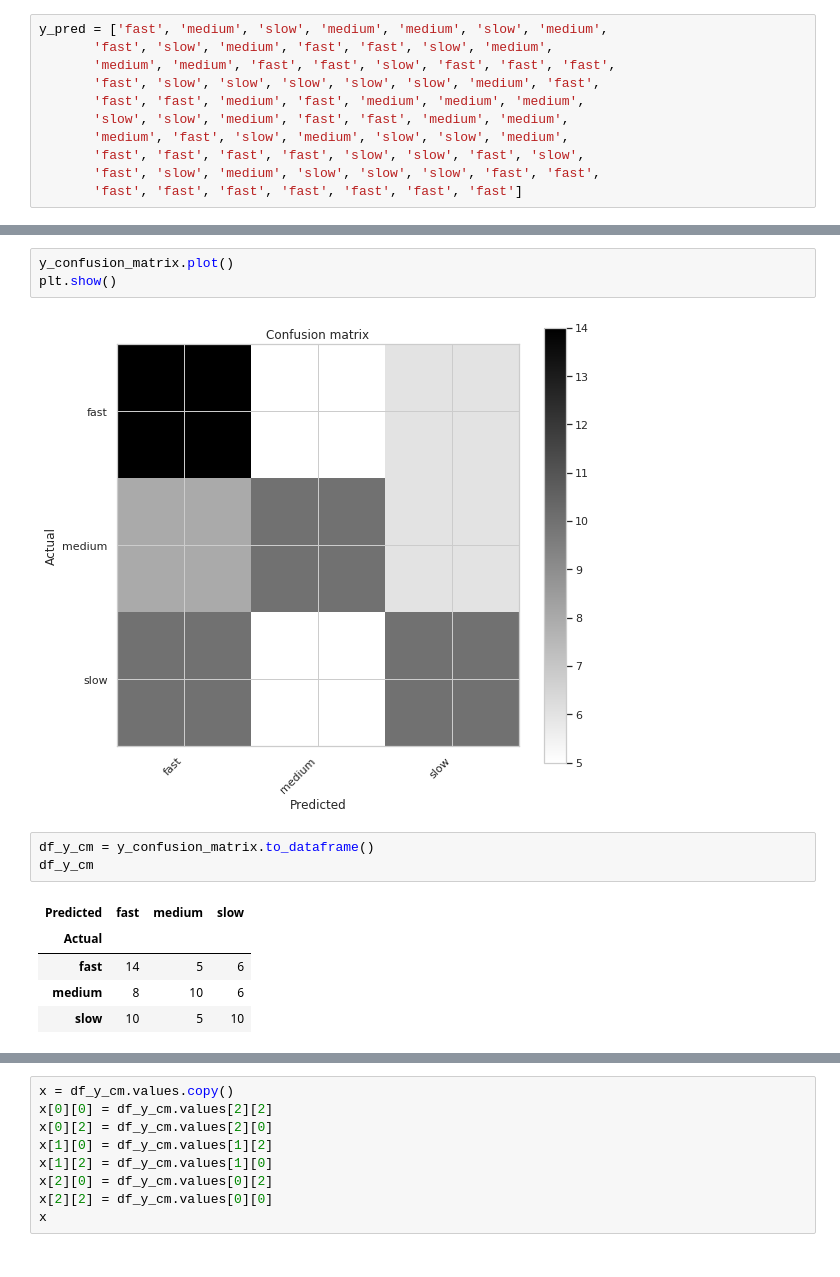
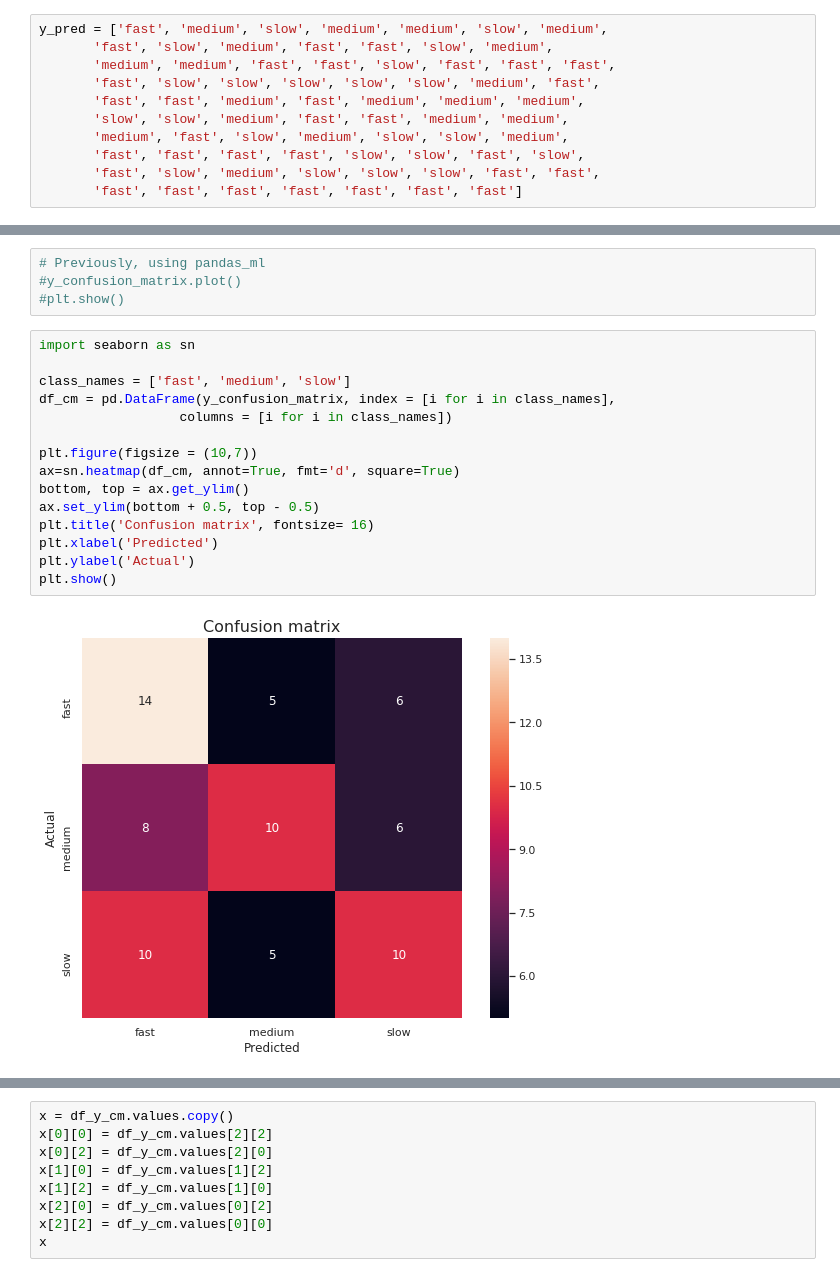
Before and after one commit to arvidl/lvv-ri, a Jupyter notebook: notebooks/0.0-test.ipynb, the cells around one changed output, grey strips where cells are left out. Drawn from its saved outputs; the diff is of its cells as text.

```diff
--- a/notebooks/0.0-test.ipynb
+++ b/notebooks/0.0-test.ipynb
@@ -247,14 +281,21 @@ FOR: False omission rate               0.261905  0.259259  0.288462
 # %%
-y_confusion_matrix.plot()
-plt.show()
+# Previously, using pandas_ml
+#y_confusion_matrix.plot()
+#plt.show()
-# %% [output]
-[figure, removed]
-# %%
-df_y_cm = y_confusion_matrix.to_dataframe()
-df_y_cm
-# %% [output]
-| Predicted | fast | medium | slow |
-| Actual |  |  |  |
-| fast | 14 | 5 | 6 |
-| medium | 8 | 10 | 6 |
-| slow | 10 | 5 | 10 |
+# %%
+import seaborn as sn
+
+class_names = ['fast', 'medium', 'slow']
+df_cm = pd.DataFrame(y_confusion_matrix, index = [i for i in class_names],
+                  columns = [i for i in class_names])
+
+plt.figure(figsize = (10,7))
+ax=sn.heatmap(df_cm, annot=True, fmt='d', square=True)
+bottom, top = ax.get_ylim()
+ax.set_ylim(bottom + 0.5, top - 0.5)
+plt.title('Confusion matrix', fontsize= 16)
+plt.xlabel('Predicted')
+plt.ylabel('Actual')
+plt.show()
+# %% [output]
+[figure, added]
```
Also changed, not shown: parts of 47 cells of this notebook.
